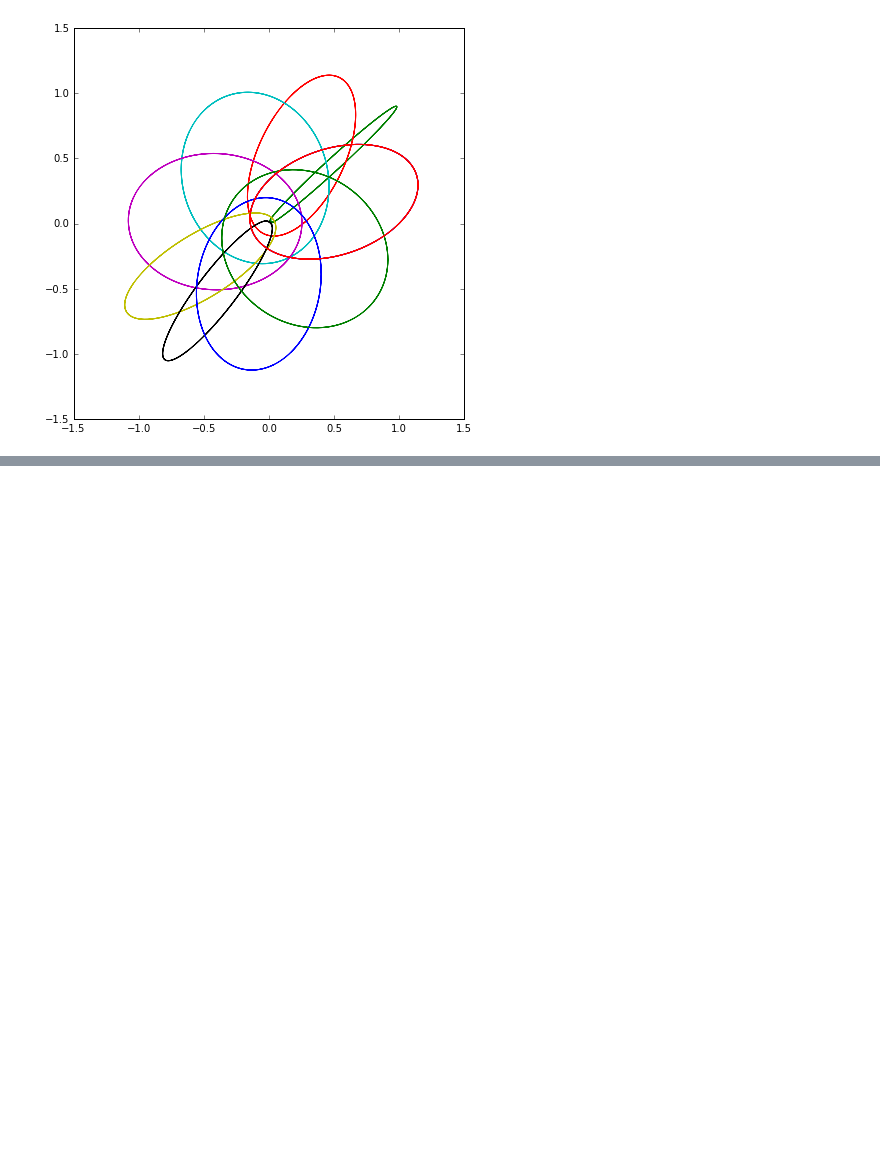
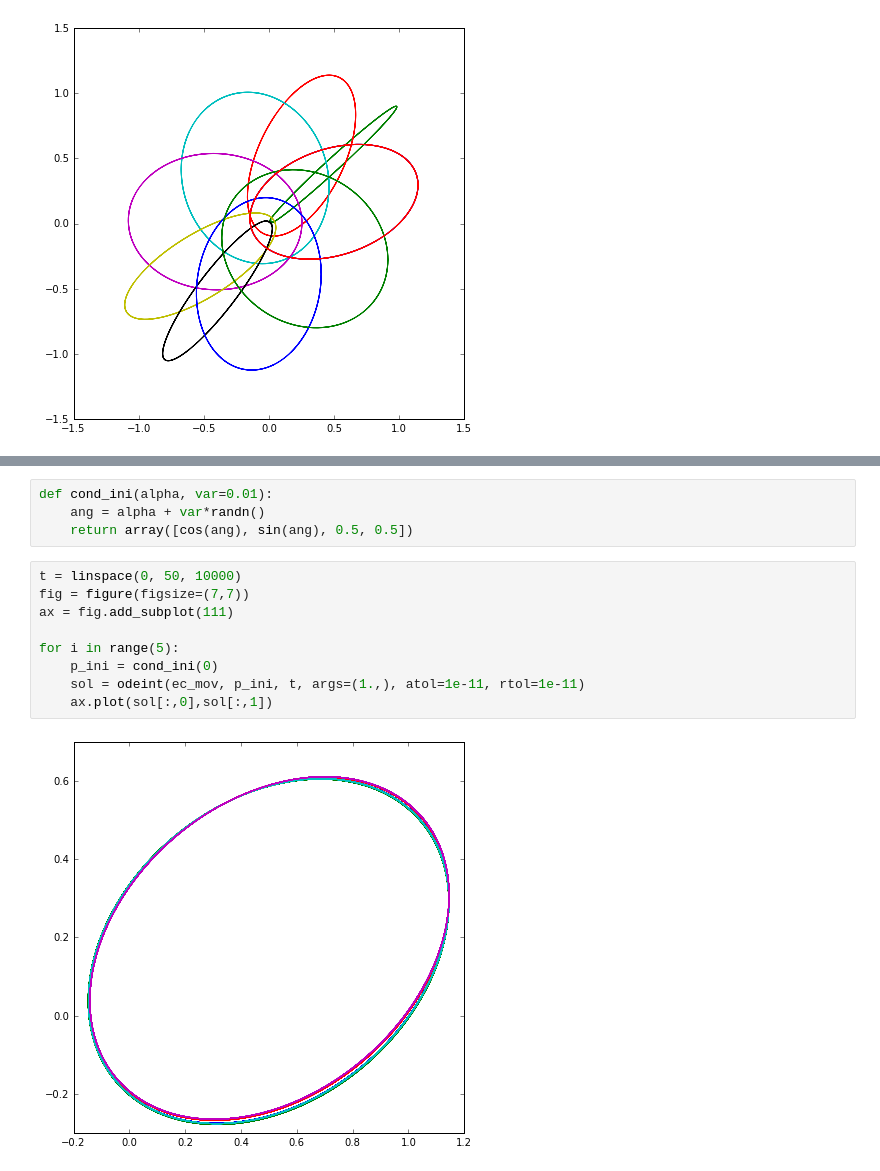
Before and after one commit to diegohdzrjk/Fisica-Computacional-2017-1, a Jupyter notebook: Raices del oscilador y poincare.ipynb, the cells around one changed output, grey strips where cells are left out. Saved outputs shown, nothing was run; the diff lists cells and outputs as text; blank space fills up the shorter version.

```diff
--- a/Raices del oscilador y poincare.ipynb
+++ b/Raices del oscilador y poincare.ipynb
@@ -119,0 +120,15 @@ for ang in linspace(0, 2*pi, 10):
+# %%
+def cond_ini(alpha, var=0.01):
+    ang = alpha + var*randn()
+    return array([cos(ang), sin(ang), 0.5, 0.5])
+# %%
+t = linspace(0, 50, 10000)
+fig = figure(figsize=(7,7))
+ax = fig.add_subplot(111)
+
+for i in range(5):
+    p_ini = cond_ini(0)
+    sol = odeint(ec_mov, p_ini, t, args=(1.,), atol=1e-11, rtol=1e-11)
+    ax.plot(sol[:,0],sol[:,1])
+# %% [output]
+[figure, added]
```
Also changed, not shown: parts of 3 cells of this notebook, 1 other file.
